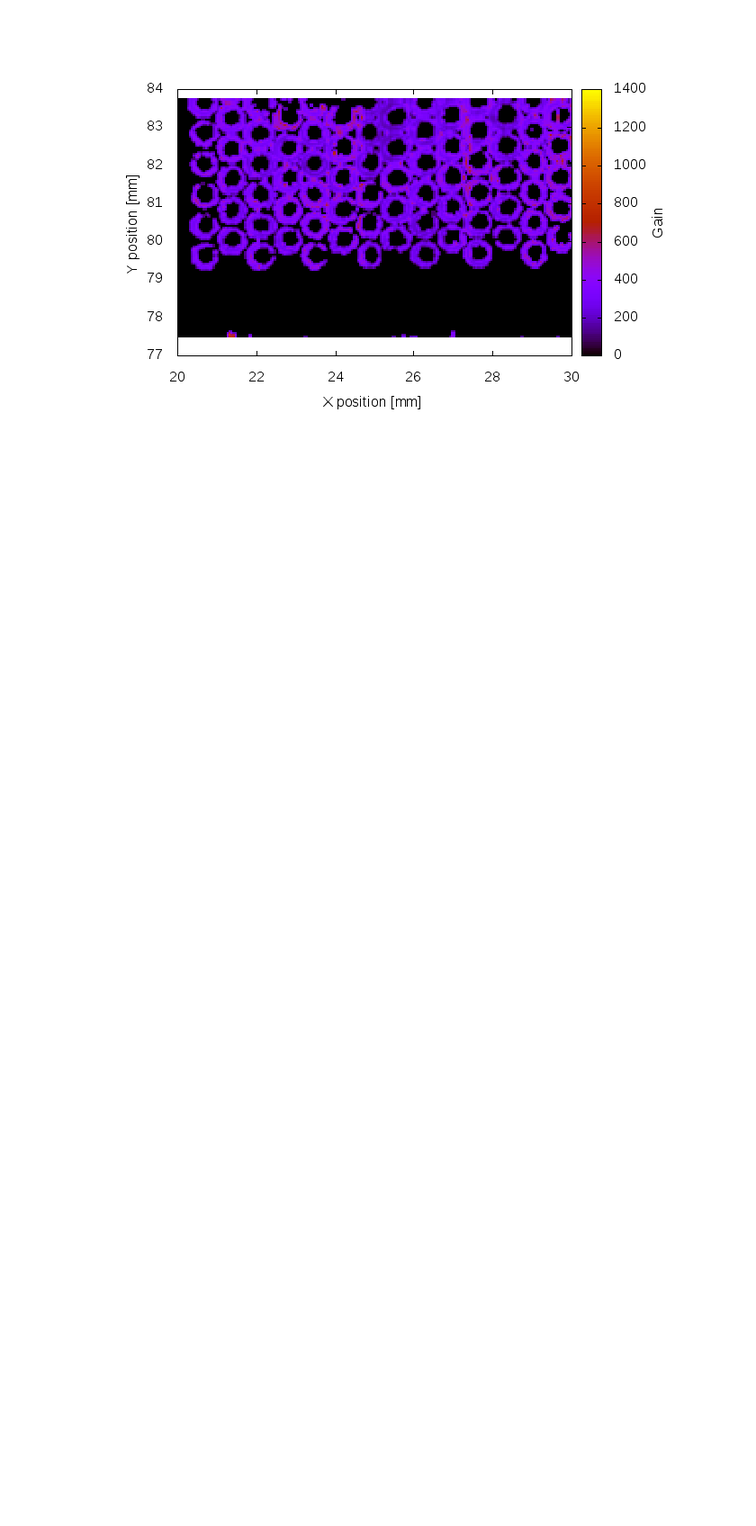
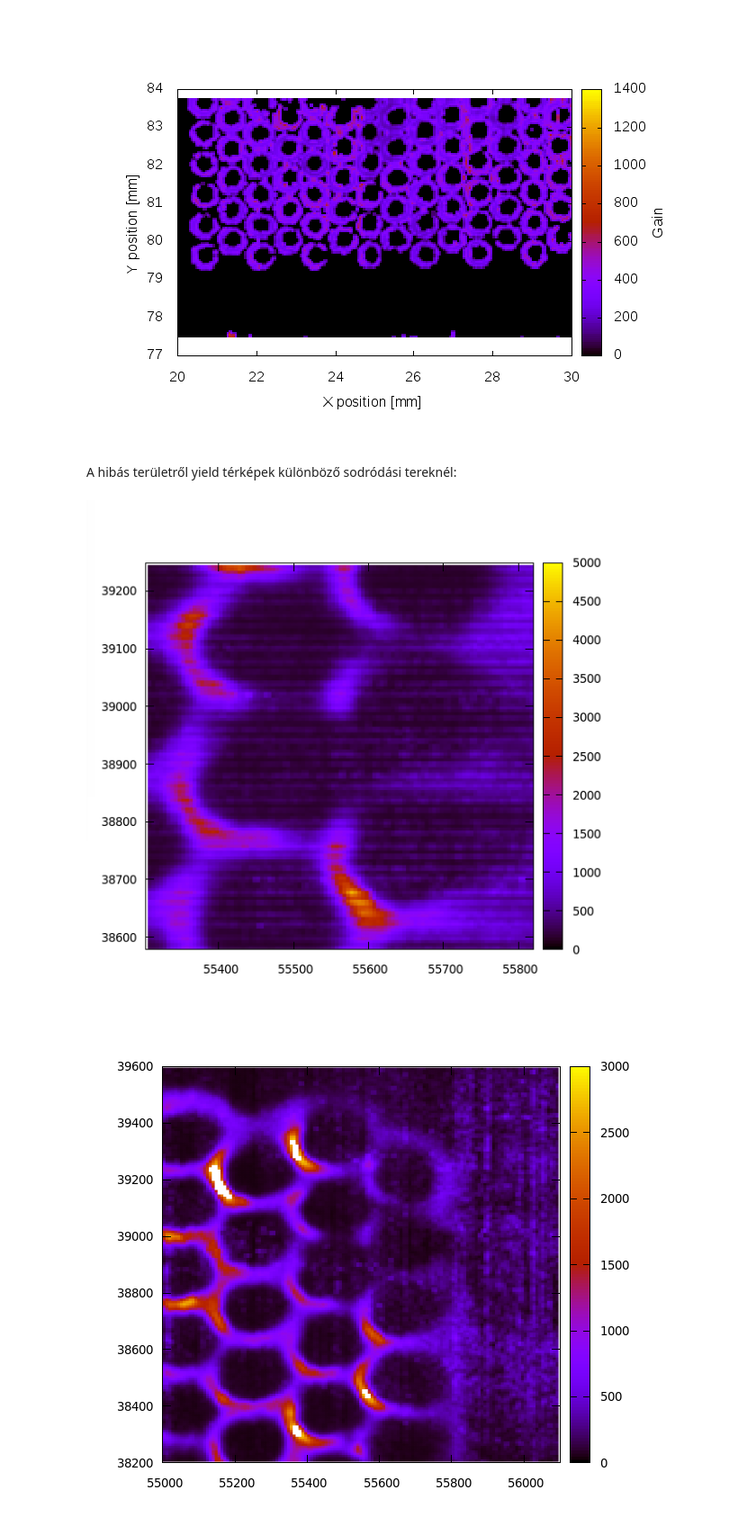
Before and after one commit to ggalgoczi/leopard, a Jupyter notebook: Tesztmérések.ipynb, the cells around one changed output. Shown at 90% size. Cells and saved outputs as stored; diff of their text form; code cells hidden in the pictures; blank space fills up the shorter version.

```diff
--- a/Tesztmérések.ipynb
+++ b/Tesztmérések.ipynb
@@ -47,3 +47,16 @@ display(i,h,k)
 #blank_image.paste('Run9064.png', (0,0))
 #blank_image.paste('Run9060.png', (0,300))
 #display(blank_image)
+# %% [markdown]
+A hibás területről yield térképek különböző sodródási tereknél:
+# %%
+from IPython.display import Image
+from IPython.display import display
+h = Image(filename='hibasyield1.png')
+k = Image(filename='hibasyield2.png')
+i = Image(filename='hibasyield3.png')
+l = Image(filename='hibasyield4.png')
+display(i,h,k,l)
+# %% [output]
+[figure, added]
+[figure, added]
```
Also changed, not shown: parts of 5 cells of this notebook.
